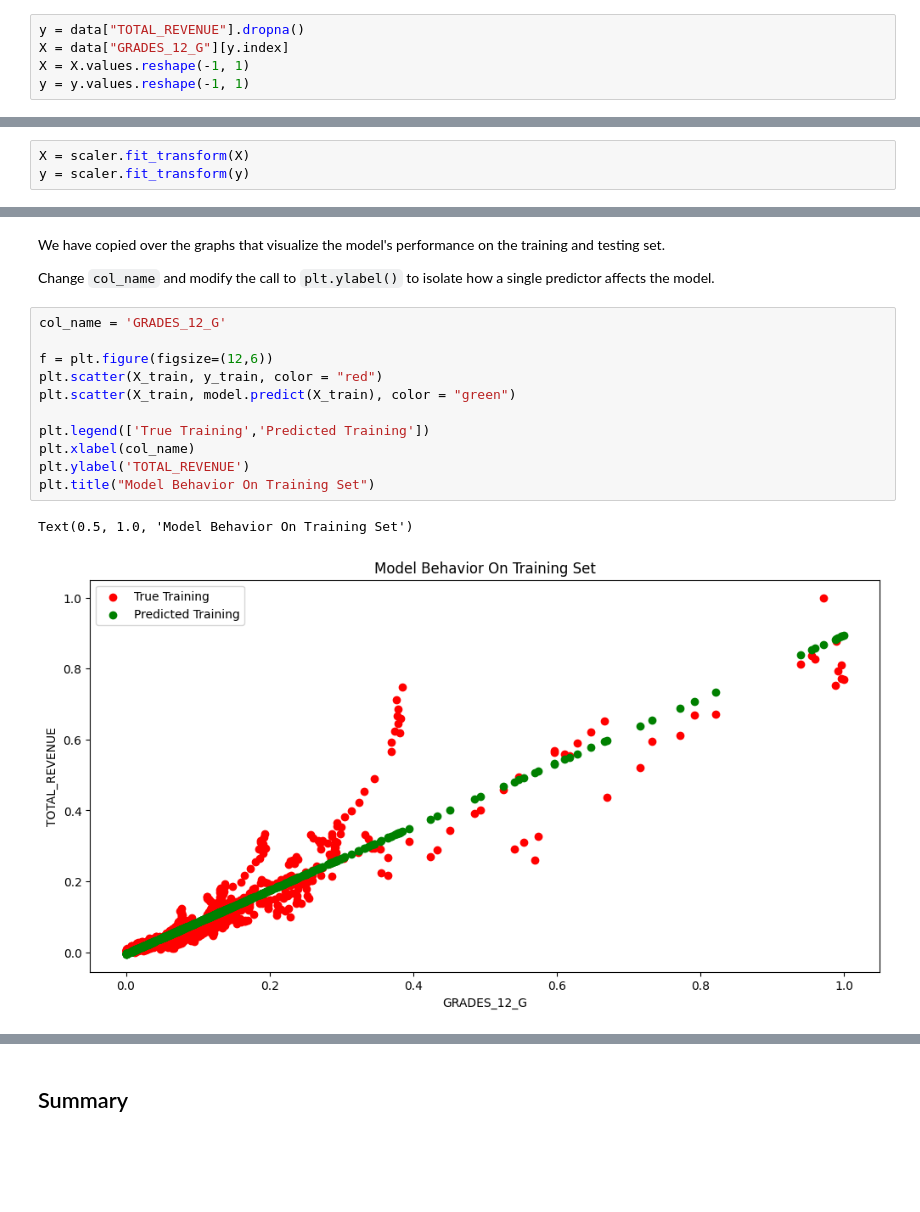
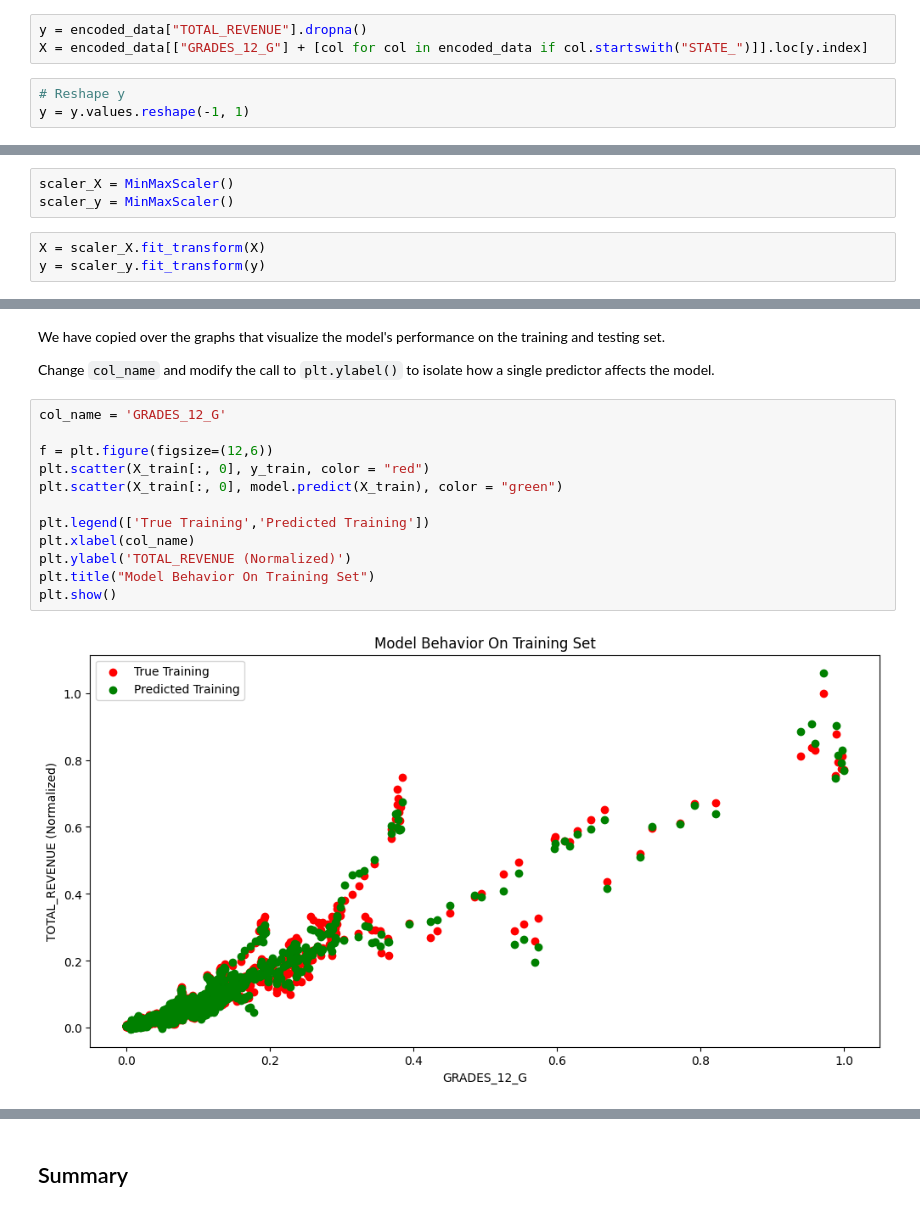
Before and after one commit to Davidch4r/MDST, a Jupyter notebook: tutorial1/checkpoint1.ipynb, the cells around one changed output, grey strips where cells are left out. Cells and saved outputs as stored; diff of their text form; blank space fills up the shorter version.

```diff
--- a/tutorial1/checkpoint1.ipynb
+++ b/tutorial1/checkpoint1.ipynb
@@ -164,7 +183,8 @@ from sklearn.model_selection import train_test_split
+# %%
+y = encoded_data["TOTAL_REVENUE"].dropna()
+X = encoded_data[["GRADES_12_G"] + [col for col in encoded_data if col.startswith("STATE_")]].loc[y.index]
 # %%
-y = data["TOTAL_REVENUE"].dropna()
-X = data["GRADES_12_G"][y.index]
-X = X.values.reshape(-1, 1)
+# Reshape y
 y = y.values.reshape(-1, 1)
 # %% [markdown]
 Normalize Data
@@ -174,6 +191,9 @@ scaler = MinMaxScaler()
+# %%
+scaler_X = MinMaxScaler()
+scaler_y = MinMaxScaler()
 # %%
-X = scaler.fit_transform(X)
-y = scaler.fit_transform(y)
+X = scaler_X.fit_transform(X)
+y = scaler_y.fit_transform(y)
 # %%
 X_train, X_test, y_train, y_test = train_test_split(X, y, test_size=0.2, random_state=42)
 # %% [markdown]
@@ -225,17 +246,17 @@ Change `col_name` and modify the call to `plt.ylabel()` to isolate how a single
 # %%
 col_name = 'GRADES_12_G'
 
 f = plt.figure(figsize=(12,6))
-plt.scatter(X_train, y_train, color = "red")
-plt.scatter(X_train, model.predict(X_train), color = "green")
+plt.scatter(X_train[:, 0], y_train, color = "red")
+plt.scatter(X_train[:, 0], model.predict(X_train), color = "green")
 
 plt.legend(['True Training','Predicted Training'])
 plt.xlabel(col_name)
-plt.ylabel('TOTAL_REVENUE')
+plt.ylabel('TOTAL_REVENUE (Normalized)')
 plt.title("Model Behavior On Training Set")
+plt.show()
 # %% [output]
-Text(0.5, 1.0, 'Model Behavior On Training Set')
-[figure, old version]
+[figure, new version]
 # %%
 col_name = "GRADES_12_G"
 
```
Also changed, not shown: parts of 13 cells of this notebook, 3 other files.
